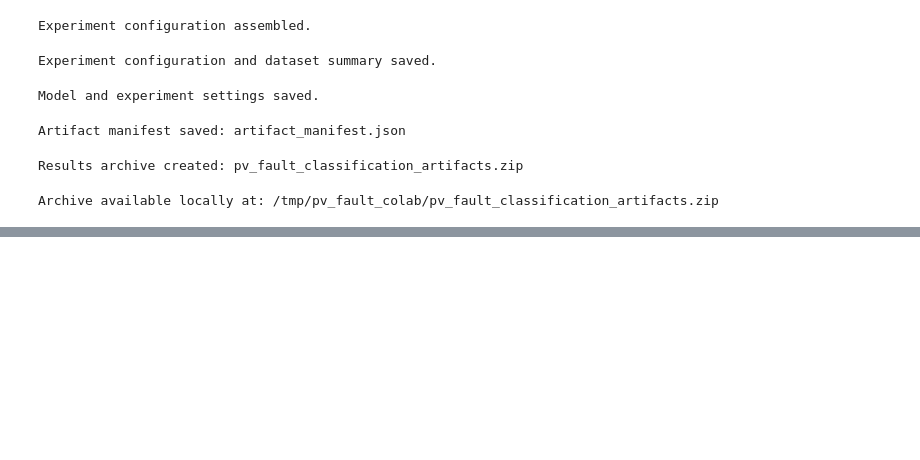
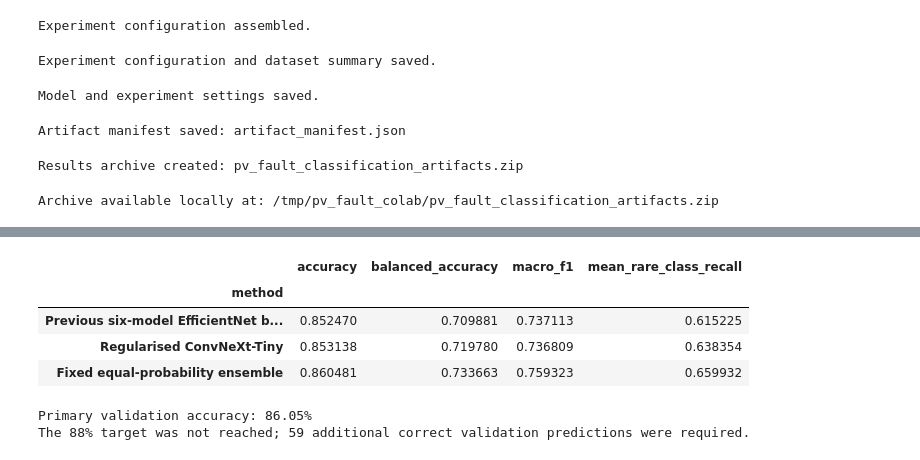
Before and after one commit to Althaf-0130/Fine-Grained-Photovoltaic-Fault-Classification-from-Infrared-Images, a Jupyter notebook: PV_Fault_Classification_Colab.ipynb, the cells around one changed output, grey strips where cells are left out. Drawn from its saved outputs; the diff is of its cells as text; code cells hidden in the pictures; blank space fills up the shorter version.

Commit message:
add the additional validation experiment

```diff
--- a/PV_Fault_Classification_Colab.ipynb
+++ b/PV_Fault_Classification_Colab.ipynb
@@ -1625,0 +1632,35 @@ Archive available locally at: /tmp/pv_fault_colab/pv_fault_classification_artifa
+# %%
+v3_validation_summary = pd.DataFrame([
+    {
+        "method": "Previous six-model EfficientNet blend",
+        "accuracy": 0.852470,
+        "balanced_accuracy": 0.709881,
+        "macro_f1": 0.737113,
+        "mean_rare_class_recall": 0.615225,
+    },
+    {
+        "method": "Regularised ConvNeXt-Tiny",
+        "accuracy": 0.853138,
+        "balanced_accuracy": 0.719780,
+        "macro_f1": 0.736809,
+        "mean_rare_class_recall": 0.638354,
+    },
+    {
+        "method": "Fixed equal-probability ensemble",
+        "accuracy": 0.860481,
+        "balanced_accuracy": 0.733663,
+        "macro_f1": 0.759323,
+        "mean_rare_class_recall": 0.659932,
+    },
+])
+display(v3_validation_summary.set_index("method"))
+print("Primary validation accuracy: 86.05%")
+print("The 88% target was not reached; 59 additional correct validation predictions were required.")
+# %% [output]
+|  | accuracy | balanced_accuracy | macro_f1 | mean_rare_class_recall |
+| method |  |  |  |  |
+| Previous six-model EfficientNet b... | 0.852470 | 0.709881 | 0.737113 | 0.615225 |
+| Regularised ConvNeXt-Tiny | 0.853138 | 0.719780 | 0.736809 | 0.638354 |
+| Fixed equal-probability ensemble | 0.860481 | 0.733663 | 0.759323 | 0.659932 |
+Primary validation accuracy: 86.05%
+The 88% target was not reached; 59 additional correct validation predictions were required.
```
Also changed, not shown: parts of 3 cells of this notebook.
